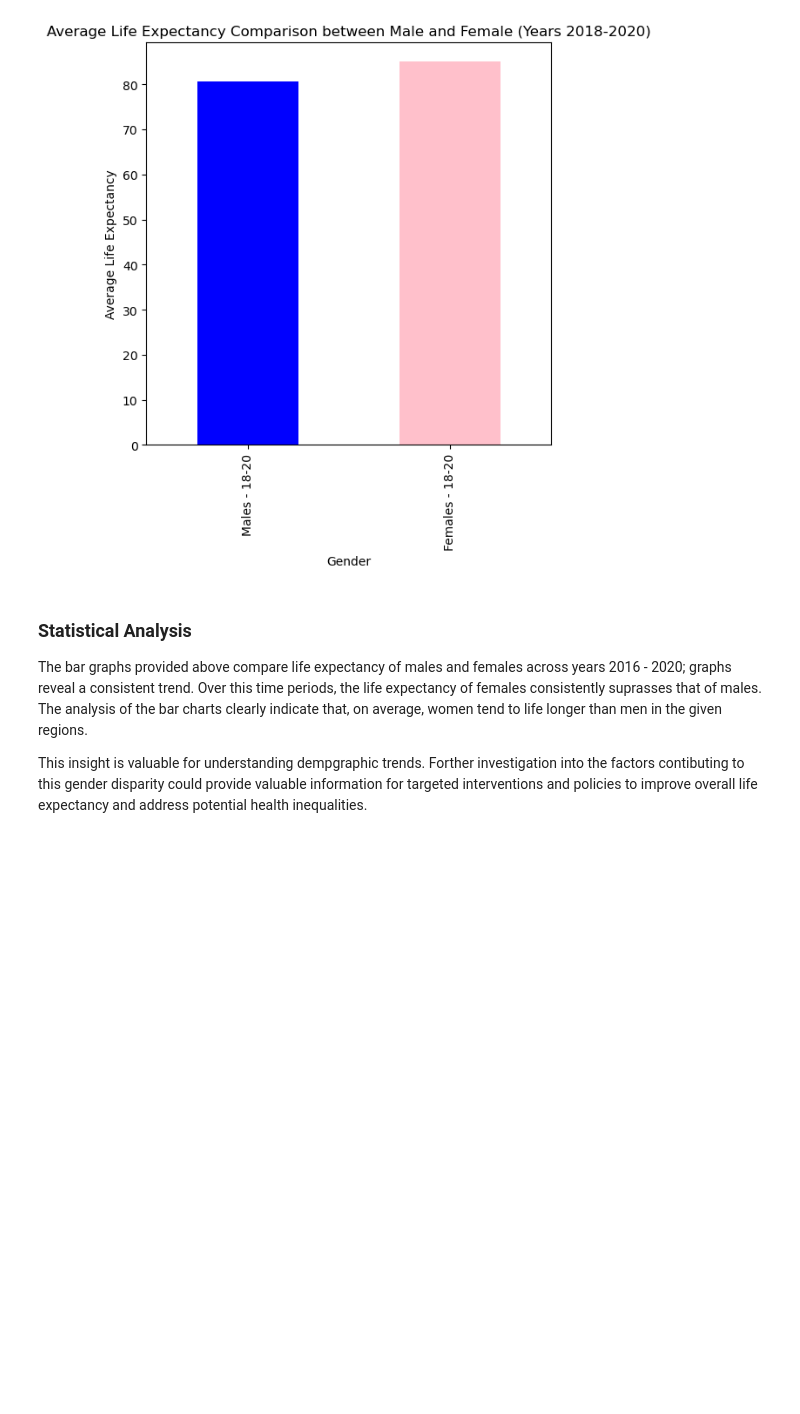
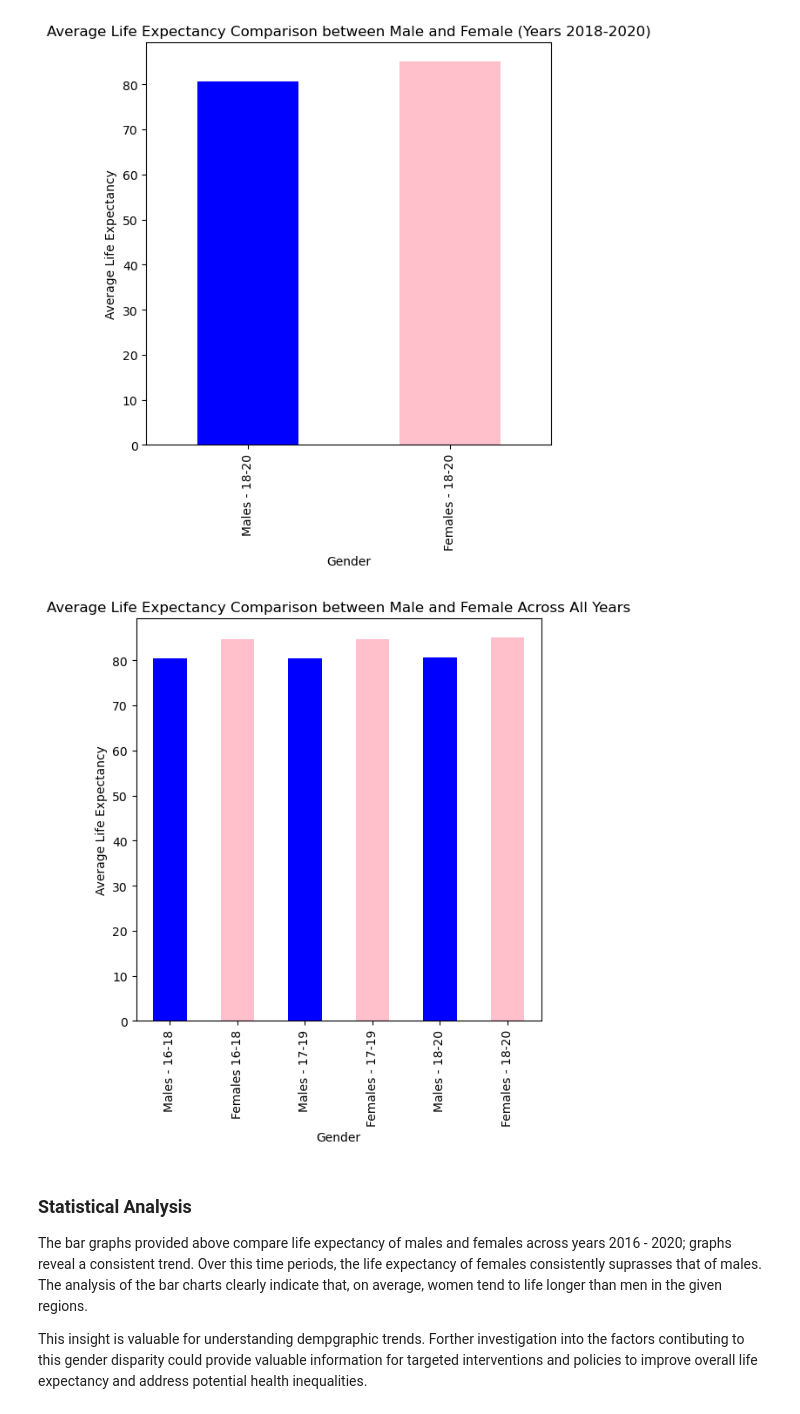
Before and after one commit to rachj14/project-one, a Jupyter notebook: life-expectancy.ipynb, the cells around one changed output. Cells and saved outputs as stored; diff of their text form; code cells hidden in the pictures; blank space fills up the shorter version.

Commit message:
finalised analysis and coding on gender vs life expectancy

```diff
--- a/life-expectancy.ipynb
+++ b/life-expectancy.ipynb
@@ -137,6 +138,24 @@ plt.ylabel("Average Life Expectancy")
 plt.show()
 # %% [output]
 [figure]
+# %%
+# Comparison across all years
+all_columns = ['Males - 16-18', 'Females 16-18', 'Males - 17-19', 'Females - 17-19', 'Males - 18-20', 'Females - 18-20']
+
+# Creating a new DataFrame with only the selected columns
+gender_selected_all = gender_cleaned[all_columns]
+
+# Calculating the average life expectancy for males and females
+average_life_expectancy_4 = gender_selected_all.mean()
+
+# Plotting the bar chart
+average_life_expectancy_4.plot(kind='bar', figsize=(6, 6), color=['blue', 'pink'])
+plt.title("Average Life Expectancy Comparison between Male and Female Across All Years")
+plt.xlabel("Gender")
+plt.ylabel("Average Life Expectancy")
+plt.show()
+# %% [output]
+[figure, added]
 # %% [markdown]
 ### Statistical Analysis
 The bar graphs provided above compare life expectancy of males and females across years 2016 - 2020; graphs reveal a consistent trend. Over this time periods, the life expectancy of females consistently suprasses that of males. The analysis of the bar charts clearly indicate that, on average, women tend to life longer than men in the given regions.
```
Also changed, not shown: parts of 7 cells of this notebook, 1 other file.
